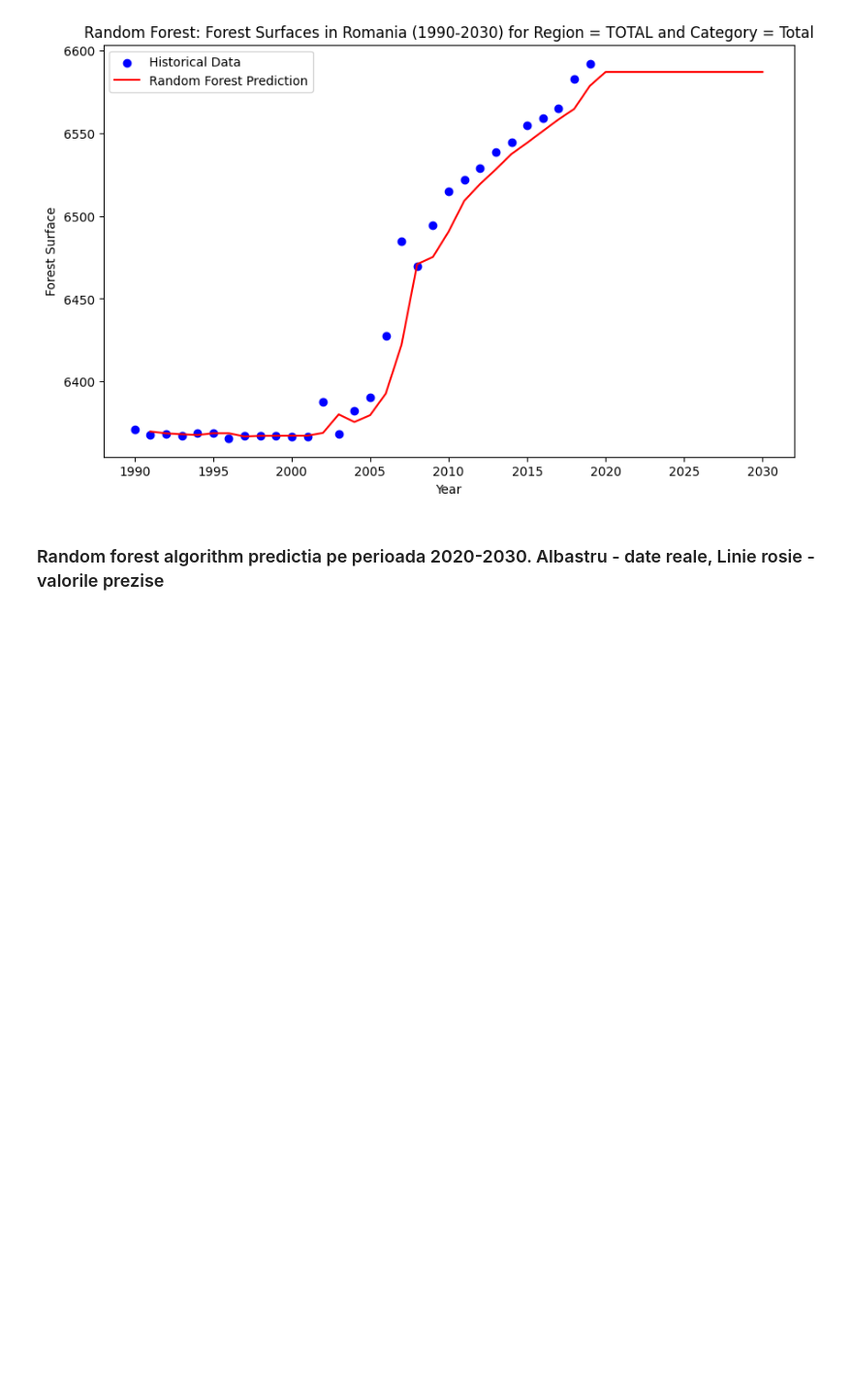
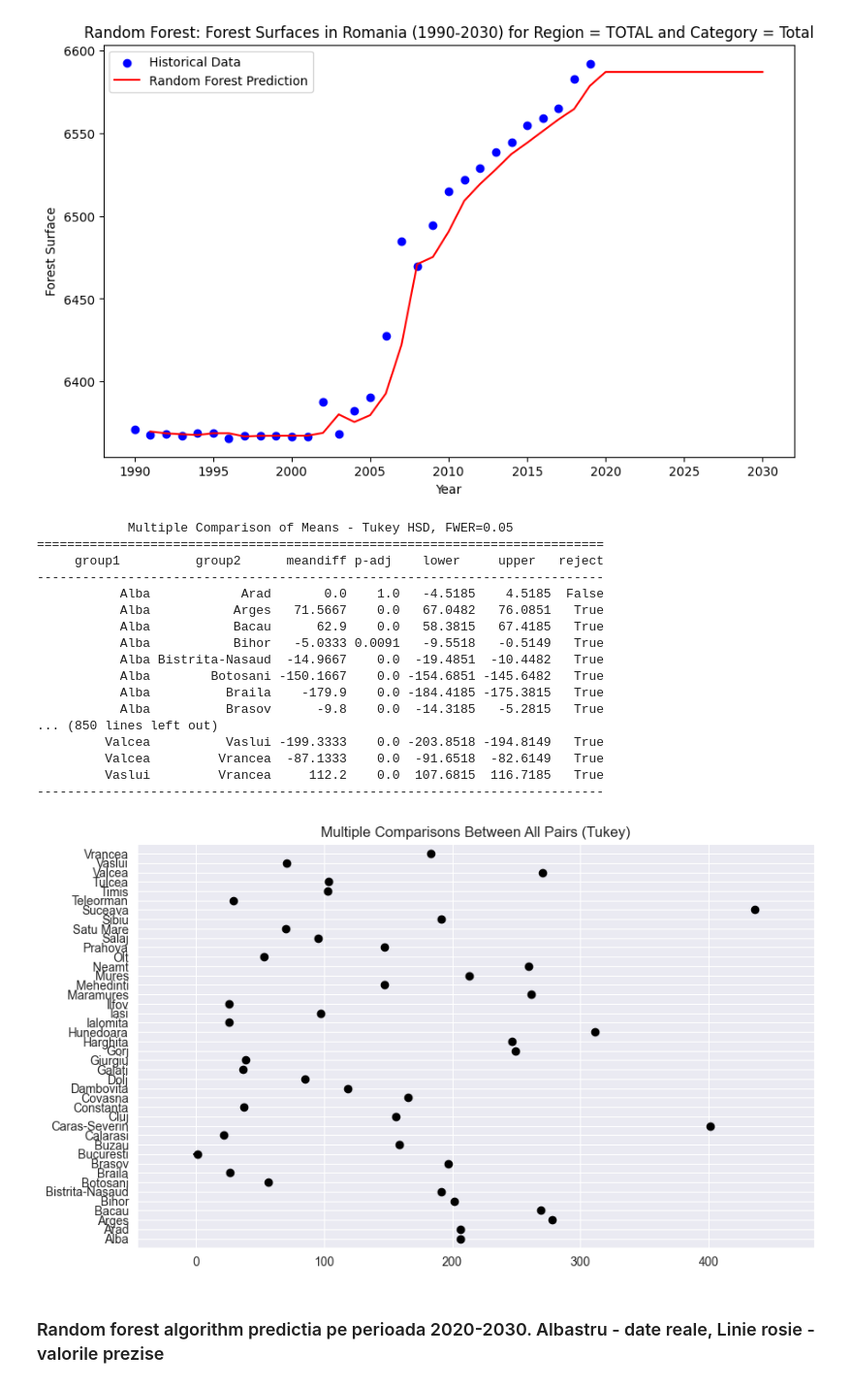
Before and after one commit to Astalopus03/Forest-Surfaces-in-Romania-1990-2019, a Jupyter notebook: sample.ipynb, the cells around one changed output. Shown at 97% size. Saved outputs shown, nothing was run; the diff lists cells and outputs as text; code cells hidden in the pictures; blank space fills up the shorter version.

```diff
--- a/sample.ipynb
+++ b/sample.ipynb
@@ -463,6 +546,38 @@ Difference between 2030 and 1990: 216.087999999997
 Mean Squared Error: 16.544145800021468
 Mean Absolute Error: 2.687533333335129
 [figure]
+# %%
+from statsmodels.stats.multicomp import pairwise_tukeyhsd
+
+# Creează un DataFrame pentru testul post-hoc
+df = filtered_data[['Region', 'Value']]
+
+# Realizează testul Tukey
+tukey = pairwise_tukeyhsd(endog=df['Value'], groups=df['Region'], alpha=0.05)
+print(tukey)
+
+# Plotează rezultatele
+tukey.plot_simultaneous()
+plt.show()
+# %% [output]
+            Multiple Comparison of Means - Tukey HSD, FWER=0.05
+===========================================================================
+     group1          group2      meandiff p-adj    lower     upper   reject
+---------------------------------------------------------------------------
+           Alba            Arad       0.0    1.0   -4.5185    4.5185  False
+           Alba           Arges   71.5667    0.0   67.0482   76.0851   True
+           Alba           Bacau      62.9    0.0   58.3815   67.4185   True
+           Alba           Bihor   -5.0333 0.0091   -9.5518   -0.5149   True
+           Alba Bistrita-Nasaud  -14.9667    0.0  -19.4851  -10.4482   True
+           Alba        Botosani -150.1667    0.0 -154.6851 -145.6482   True
+           Alba          Braila    -179.9    0.0 -184.4185 -175.3815   True
+           Alba          Brasov      -9.8    0.0  -14.3185   -5.2815   True
+... (850 lines left out)
+         Valcea          Vaslui -199.3333    0.0 -203.8518 -194.8149   True
+         Valcea         Vrancea  -87.1333    0.0  -91.6518  -82.6149   True
+         Vaslui         Vrancea     112.2    0.0  107.6815  116.7185   True
+---------------------------------------------------------------------------
+[figure, added]
 # %% [markdown]
 ### Random forest algorithm predictia pe perioada 2020-2030. Albastru - date reale, Linie rosie - valorile prezise
 # %%
```
Also changed, not shown: parts of 2 cells of this notebook, 12 other files.
